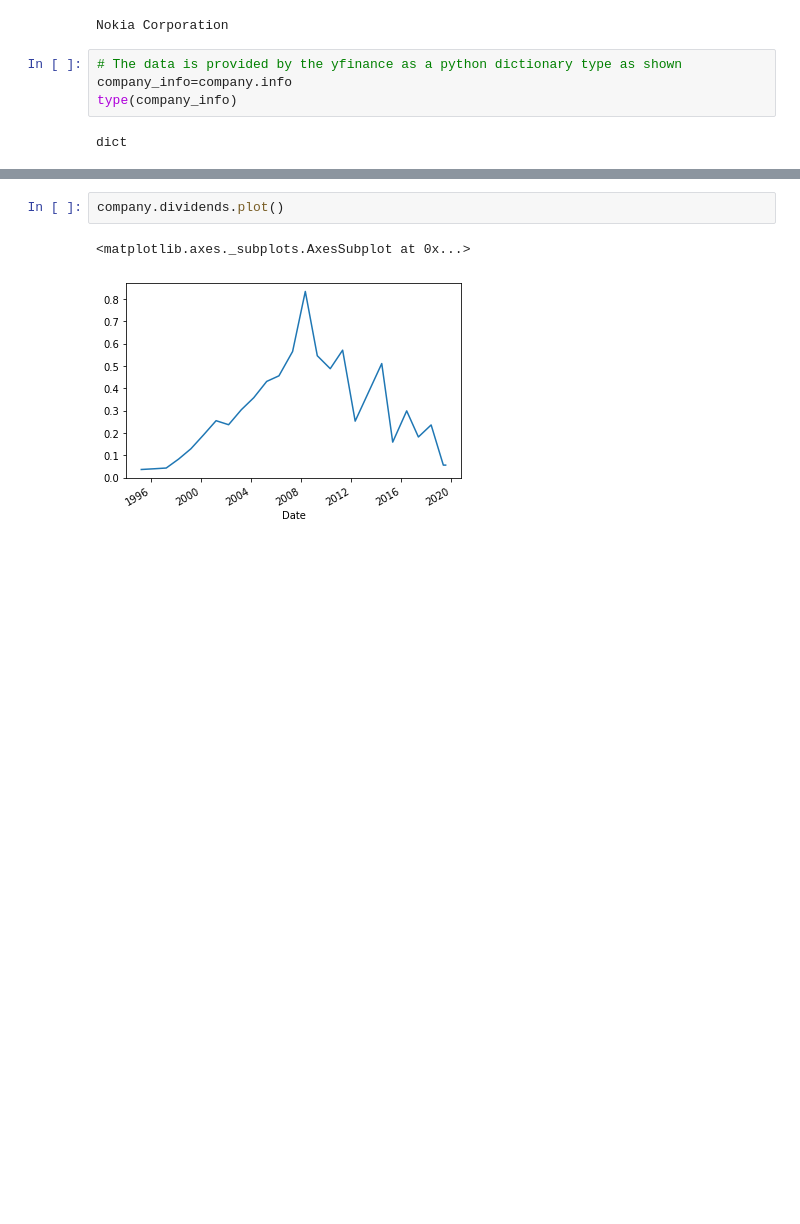
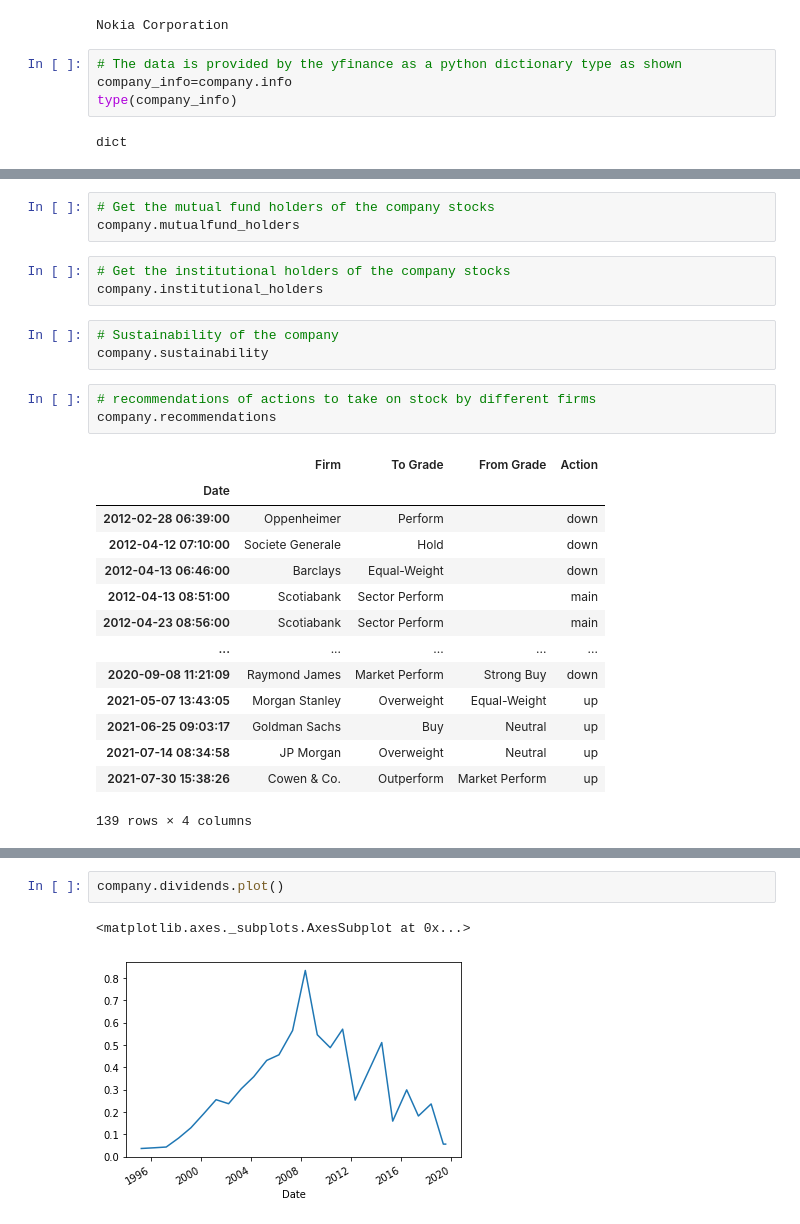
Before and after one commit to pauxru/Paul_Yahoo_Finance_Projects, a Jupyter notebook: Yahoo_finance.ipynb, the cells around one changed output, grey strips where cells are left out. Saved outputs shown, nothing was run; the diff lists cells and outputs as text; blank space fills up the shorter version.

```diff
--- a/Yahoo_finance.ipynb
+++ b/Yahoo_finance.ipynb
@@ -72,0 +109,27 @@ company_info
+# %%
+# Get the mutual fund holders of the company stocks
+company.mutualfund_holders
+# %%
+# Get the institutional holders of the company stocks
+company.institutional_holders
+# %%
+# Sustainability of the company
+company.sustainability
+# %%
+# recommendations of actions to take on stock by different firms
+company.recommendations
+# %% [output]
+|  | Firm | To Grade | From Grade | Action |
+| Date |  |  |  |  |
+| 2012-02-28 06:39:00 | Oppenheimer | Perform |  | down |
+| 2012-04-12 07:10:00 | Societe Generale | Hold |  | down |
+| 2012-04-13 06:46:00 | Barclays | Equal-Weight |  | down |
+| 2012-04-13 08:51:00 | Scotiabank | Sector Perform |  | main |
+| 2012-04-23 08:56:00 | Scotiabank | Sector Perform |  | main |
+| ... | ... | ... | ... | ... |
+| 2020-09-08 11:21:09 | Raymond James | Market Perform | Strong Buy | down |
+| 2021-05-07 13:43:05 | Morgan Stanley | Overweight | Equal-Weight | up |
+| 2021-06-25 09:03:17 | Goldman Sachs | Buy | Neutral | up |
+| 2021-07-14 08:34:58 | JP Morgan | Overweight | Neutral | up |
+| 2021-07-30 15:38:26 | Cowen & Co. | Outperform | Market Perform | up |
+139 rows × 4 columns
```
Also changed, not shown: parts of 15 cells of this notebook.
